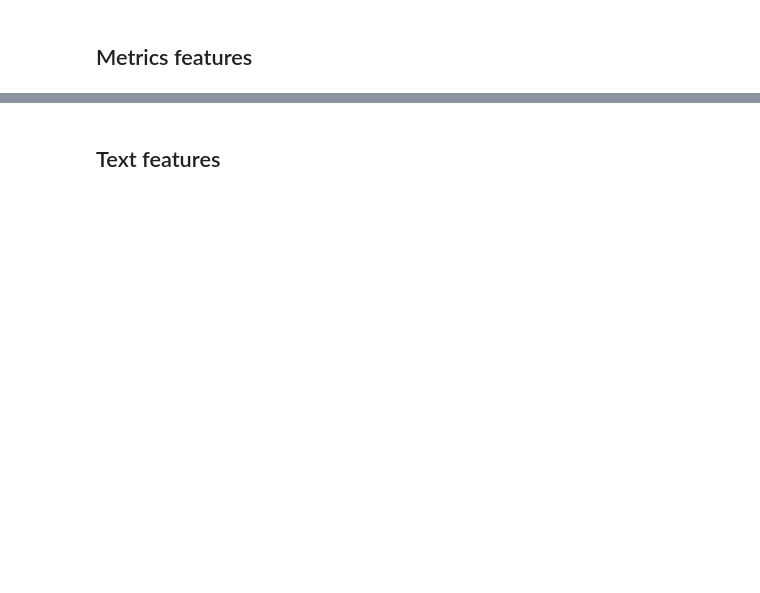
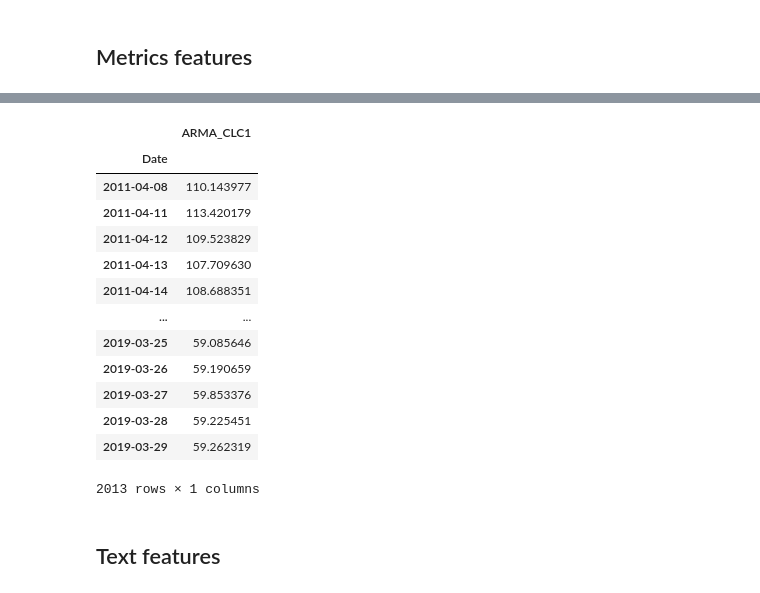
Before and after one commit to ben-edde/LIMA, a Jupyter notebook: model/bench.ipynb, the cells around one changed output, grey strips where cells are left out. Saved outputs shown, nothing was run; the diff lists cells and outputs as text; code cells hidden in the pictures; blank space fills up the shorter version.

```diff
--- a/model/bench.ipynb
+++ b/model/bench.ipynb
@@ -187,3 +217,36 @@ df_WTI
+# %%
+from statsmodels.tsa.arima.model import ARIMA
+import warnings
+warnings.filterwarnings('ignore')
+ARMA_pred=[]
+for i in range(5,len(df_WTI)):
+    train_data=df_WTI.iloc[i-5:i]["CLC1"].to_numpy()
+    model = ARIMA(train_data,order=(1, 0,1)).fit()
+    forecasts = model.forecast(1)
+    ARMA_pred.append(forecasts)
+# %%
+# ARMA_CLC1=pd.concat(ARMA_pred)
+# ARMA_CLC1=ARMA_CLC1[:-1]
+df_ARMA=pd.DataFrame(ARMA_pred)
+df_ARMA.columns=["ARMA_CLC1"]
+df_ARMA.index=df_WTI.index[5:]
+# %%
+df_ARMA
+# %% [output]
+|  | ARMA_CLC1 |
+| Date |  |
+| 2011-04-08 | 110.143977 |
+| 2011-04-11 | 113.420179 |
+| 2011-04-12 | 109.523829 |
+| 2011-04-13 | 107.709630 |
+| 2011-04-14 | 108.688351 |
+| ... | ... |
+| 2019-03-25 | 59.085646 |
+| 2019-03-26 | 59.190659 |
+| 2019-03-27 | 59.853376 |
+| 2019-03-28 | 59.225451 |
+| 2019-03-29 | 59.262319 |
+2013 rows × 1 columns
 # %% [markdown]
 ## Text features
 # %%
```
Also changed, not shown: parts of 46 cells of this notebook.
